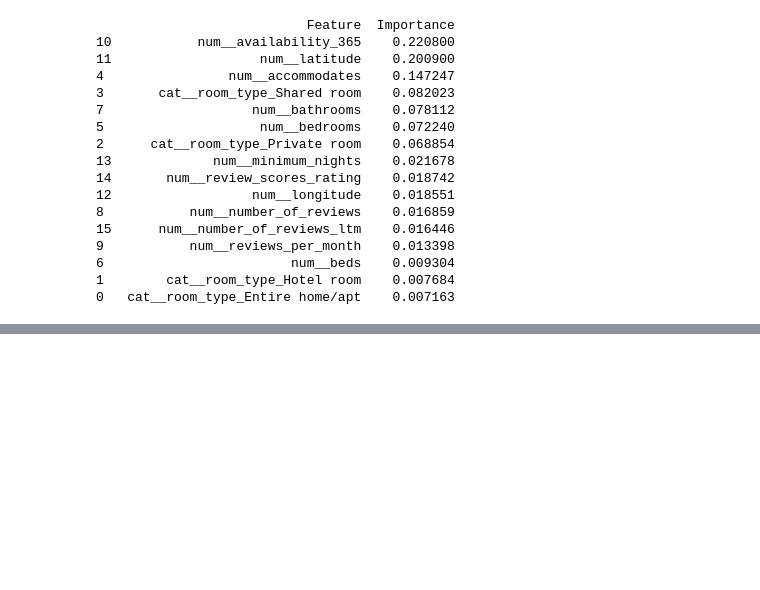
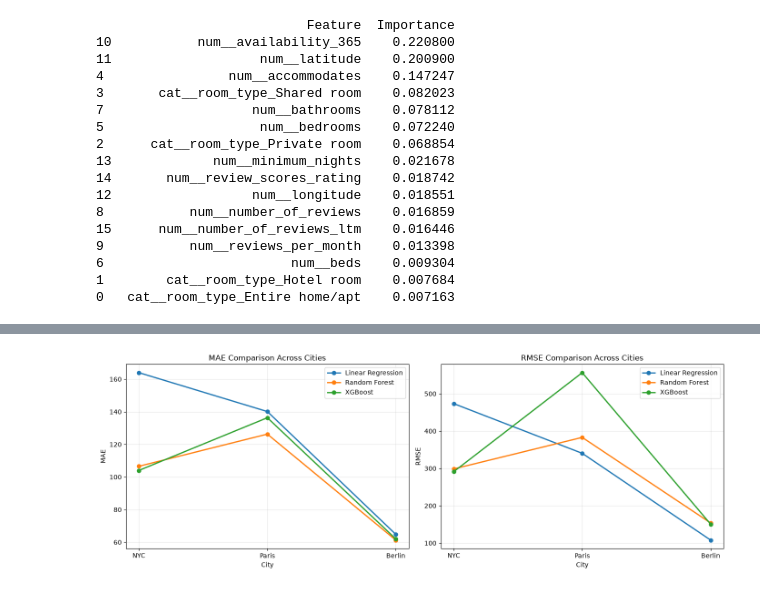
Before and after one commit to aryanmittal2107/AIRBNB_ML_PROJECT, a Jupyter notebook: notebooks/01_data_inspection.ipynb, the cells around one changed output, grey strips where cells are left out. Saved outputs shown, nothing was run; the diff lists cells and outputs as text; code cells hidden in the pictures; blank space fills up the shorter version.

```diff
--- a/notebooks/01_data_inspection.ipynb
+++ b/notebooks/01_data_inspection.ipynb
@@ -2461,0 +2634,26 @@ print(feature_importance_berlin)
+# %%
+import matplotlib.pyplot as plt
+
+fig, axes = plt.subplots(1, 2, figsize=(14, 5))
+
+for model in final_expanded_results["Model"].unique():
+    data = final_expanded_results[final_expanded_results["Model"] == model]
+    axes[0].plot(data["City"], data["MAE"], marker="o", linewidth=2, label=model)
+    axes[1].plot(data["City"], data["RMSE"], marker="o", linewidth=2, label=model)
+
+axes[0].set_xlabel("City")
+axes[0].set_ylabel("MAE")
+axes[0].set_title("MAE Comparison Across Cities")
+axes[0].legend()
+axes[0].grid(True, alpha=0.3)
+
+axes[1].set_xlabel("City")
+axes[1].set_ylabel("RMSE")
+axes[1].set_title("RMSE Comparison Across Cities")
+axes[1].legend()
+axes[1].grid(True, alpha=0.3)
+
+plt.tight_layout()
+plt.show()
+# %% [output]
+[figure, added]
```
Also changed, not shown: parts of 11 cells of this notebook.
